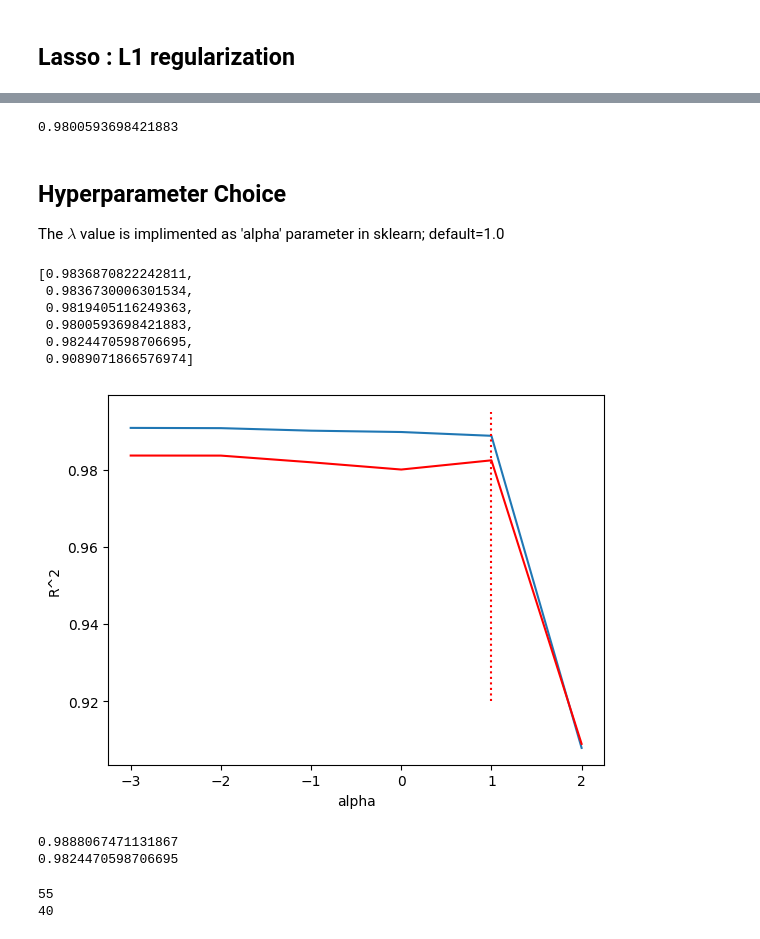
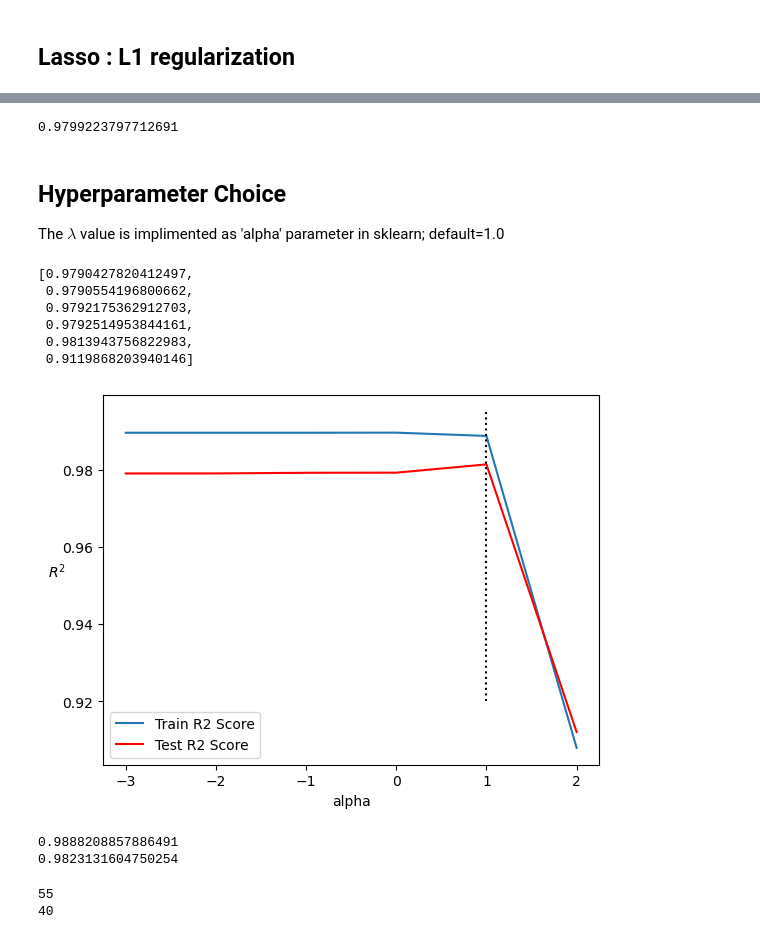
Before and after one commit to kjmobile/lb, a Jupyter notebook: 3_LM_Feature_engineering_and_regularization_Q.ipynb, the cells around one changed output, grey strips where cells are left out. Saved outputs shown, nothing was run; the diff lists cells and outputs as text; code cells hidden in the pictures.

```diff
--- a/3_LM_Feature_engineering_and_regularization_Q.ipynb
+++ b/3_LM_Feature_engineering_and_regularization_Q.ipynb
@@ -13,12 +11,9 @@ Requirement already satisfied: pymysql in /usr/local/lib/python3.10/dist-package
 # %%
-# import data from mySQL database  using the following info host: kaylee-db.cbgcswckszgl.us-east-1.rds.amazonaws.com, id cob, password 1212, db='data', port 3306
-
 import pymysql.cursors
-
 # Connect to the database
 connection = pymysql.connect(host='kaylee-db.cbgcswckszgl.us-east-1.rds.amazonaws.com',
-                             user='',
-                             password='',
+                             user='cob',
+                             password='1212',
                              db='data',
                              cursorclass=pymysql.cursors.DictCursor)
 
@@ -32,7 +27,9 @@ try:
         results = cursor.fetchall()
 
         # Convert the results to a Pandas DataFrame
-        fish_df = pd.DataFrame(results)
+        fish_data = pd.DataFrame(results)
+        fish_data = fish_data[fish_data['Species']=='Perch']
+        fish_df=fish_data.iloc[:,[1,2,4,5]].reset_index(drop=True)
 
 finally:
     # Close the connection
@@ -82,5 +67,5 @@ print(fish)
 # %%
+# We will use weight as target y,  and  length, Height, Width as X.
 from sklearn.model_selection import train_test_split
-
-train_X, test_X, train_y, test_y = train_test_split(fish[:,:-1], fish[:,-1], random_state=42)
+train_X, test_X, train_y, test_y = train_test_split(fish[:,1:], fish[:,0], random_state=42)
 # %%
@@ -92,7 +85,7 @@ test_y.shape
 # %%
 from sklearn.preprocessing import PolynomialFeatures
 # %%
-poly = PolynomialFeatures(include_bias=False)
+poly = PolynomialFeatures(degree = 2, include_bias=False) # degree=2 is default
 
 poly.fit(train_X)
 train_poly = poly.transform(train_X)
@@ -242,21 +239,18 @@ lasso?
 # %%
 print(lasso.score(test_scaled, test_y))
 # %% [output]
-0.9800593698421883
+0.9799223797712691
 # %% [markdown]
 ## Hyperparameter Choice
    The $\lambda$ value is implimented as 'alpha' parameter in sklearn; default=1.0
 # %%
-import matplotlib.pyplot as plt
-
-
 train_score_l = []
 test_score_l = []
 
-alpha_list = [0.001, 0.01, 0.1, 1, 10, 100]
+alpha_list = [0.001, 0.01, 0.1, 1, 10,100]
 for alpha in alpha_list:
     # lasso model
-    lasso = Lasso(alpha=alpha)
+    lasso = Lasso(alpha=alpha, max_iter=10000, tol=0.01)
     # train lasso model
     lasso.fit(train_scaled, train_y)
     # Save R-squares from train and test
@@ -265,21 +259,24 @@ for alpha in alpha_list:
 # %%
 test_score_l
 # %% [output]
-[0.9836870822242811,
- 0.9836730006301534,
- 0.9819405116249363,
- 0.9800593698421883,
- 0.9824470598706695,
- 0.9089071866576974]
+[0.9790427820412497,
+ 0.9790554196800662,
+ 0.9792175362912703,
+ 0.9792514953844161,
+ 0.9813943756822983,
+ 0.9119868203940146]
 # %%
-plt.plot(np.log10(alpha_list), train_score_l)
-plt.plot(np.log10(alpha_list), test_score_l, color='red')
-plt.vlines(x=1, ymin=0.92, ymax=0.995, ls=':', color='red')
+import matplotlib.pyplot as plt
+
+plt.plot(np.log10(alpha_list), train_score_l, label='Train R2 Score')
+plt.plot(np.log10(alpha_list), test_score_l, color='red', label ='Test R2 Score')
+plt.vlines(x=1, ymin=0.92, ymax=0.995, ls=':', color='k')
 plt.xlabel('alpha')
-plt.ylabel('R^2')
+plt.ylabel('$R^2$', rotation=0)
+plt.legend()
 plt.show()
 # %% [output]
-[figure, old version]
+[figure, new version]
 # %%
 lasso = Lasso(alpha=10)
 lasso.fit(train_scaled, train_y)
@@ -287,8 +284,8 @@ lasso.fit(train_scaled, train_y)
 print(lasso.score(train_scaled, train_y))
 print(lasso.score(test_scaled, test_y))
 # %% [output]
-0.9888067471131867
-0.9824470598706695
+0.9888208857886491
+0.9823131604750254
 # %%
 # 40 out of 55 coefficients are reduced to 0.
 print(len(lasso.coef_))
```
Also changed, not shown: parts of 35 cells of this notebook.
